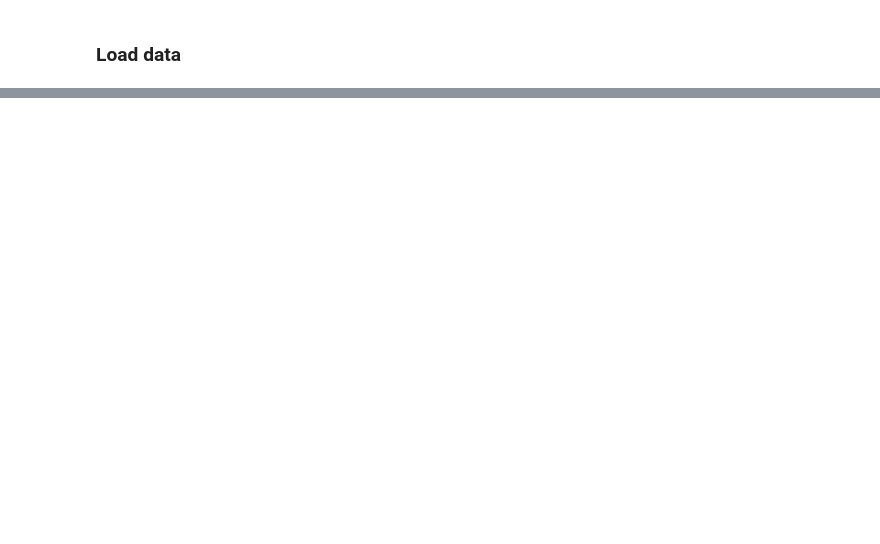
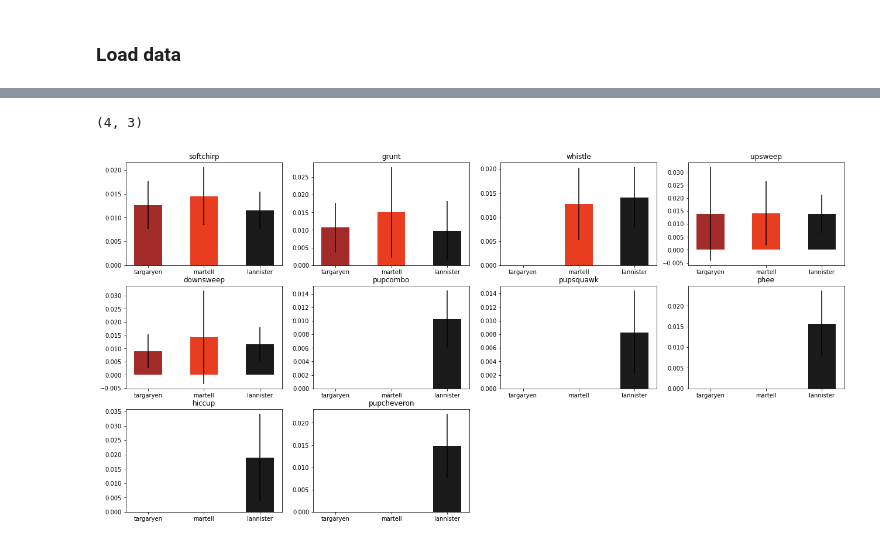
Before and after one commit to griprox/naked-mole-rats-talk, a Jupyter notebook: notebooks/analysis/[in progress]Study variances.ipynb, the cells around one changed output, grey strips where cells are left out. Drawn from its saved outputs; the diff is of its cells as text; code cells hidden in the pictures; blank space fills up the shorter version.

```diff
--- a/notebooks/analysis/[in progress]Study variances.ipynb
+++ b/notebooks/analysis/[in progress]Study variances.ipynb
@@ -205,0 +192,12 @@ for i in range(n_rows):
+# %%
+def choose_features(feature_names, wav_features, mfcc_features):
+    if feature_names == 'all':
+        return pd.concat([wav_features, mfcc_features], axis=1)
+    features_to_use = []
+    for f in feature_names:
+        if f == 'mfcc':
+            f_list = mfcc_features[mask]
+        else:
+            f_list = wav_features[f]
+        features_to_use.append(f_list)
+    return pd.concat(features_to_use, axis=1)
@@ -205,0 +243,44 @@ for i in range(n_rows):
+# %%
+colonies = sounds_metadata_to_use['colony'].unique()
+sound_types = sounds_metadata_to_use['cl'].unique()
+colony_class_mask = {(col, cl): per_colony_mask[col] & per_class_mask[cl]
+                     for col in colonies for cl in sound_types}
+n_cols = 4
+n_rows = int(np.ceil(len(sound_types) / n_cols))
+n_cols, n_rows
+# %% [output]
+(4, 3)
+# %%
+variances_csv = []
+x_num = np.arange(1, len(colonies) + 1)
+ylims = (0, 1) # Set to None, then each plot will have individual ylim
+ylims = None
+plt.figure(figsize=(22, 11))
+for i in range(n_rows):
+    for j in range(n_cols):
+        count = i * n_cols + j
+        if count >= len(sound_types):
+            break
+        cl = sound_types[count]
+        means = []
+        variances = []
+        for col in colonies:
+            mask = colony_class_mask[(col, cl)]
+            per_feature_var = features_to_use_normalized[mask].var(axis=0)
+            means.append(np.mean(per_feature_var))
+            variances.append(np.std(per_feature_var))
+            per_feature_var['colony'] = col
+            per_feature_var['cl'] = cl
+            variances_csv.append(per_feature_var)
+        colors = [COLOR['colony'][col] for col in colonies]
+        plt.subplot(n_rows, n_cols, count + 1)
+        plt.bar(x_num, means, yerr=variances, color=colors, width=0.5)
+        plt.xticks(x_num, colonies)
+        plt.title(cl)
+        plt.xlim(.6, len(colonies) + .4)
+        #plt.ylabel(feature_to_study, rotation=0, fontsize=12,labelpad=-60,y=0.9)
+variances_csv = pd.concat(variances_csv, axis=1).T
+variances_csv = variances_csv[list(variances_csv.columns[-2:]) + list(variances_csv.columns[:-2])]
+#plt.savefig('name.svg')
+# %% [output]
+[figure, added]
```
Also changed, not shown: parts of 15 cells of this notebook.
